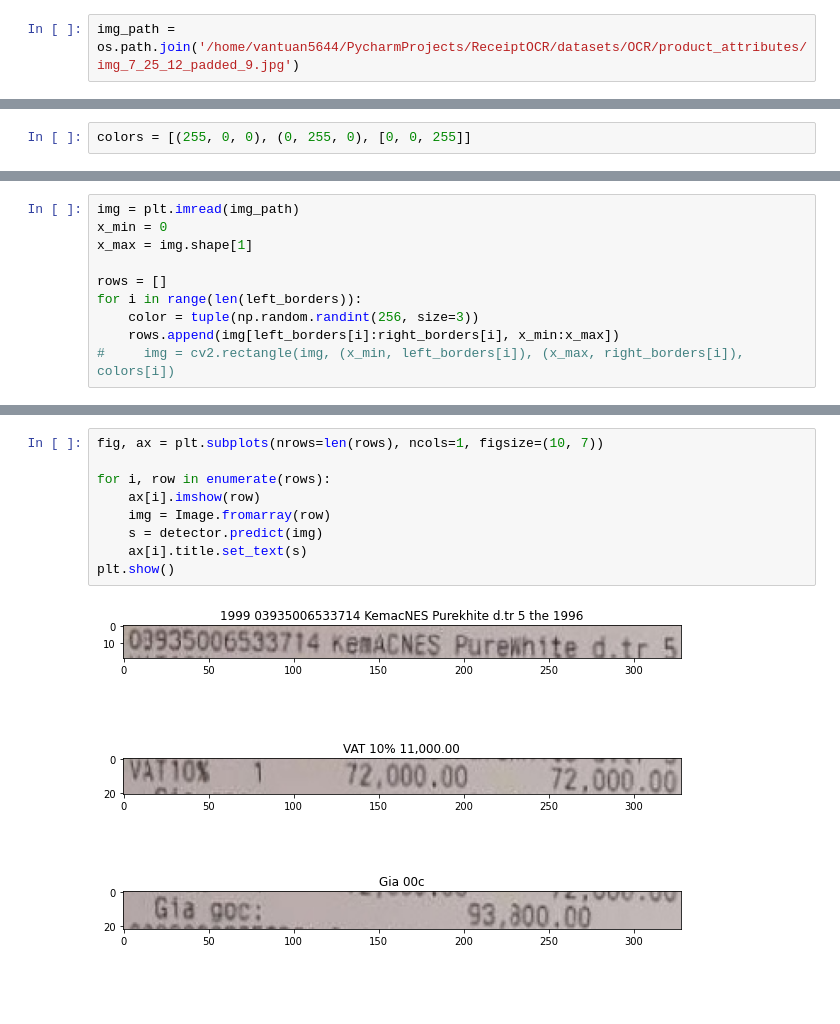
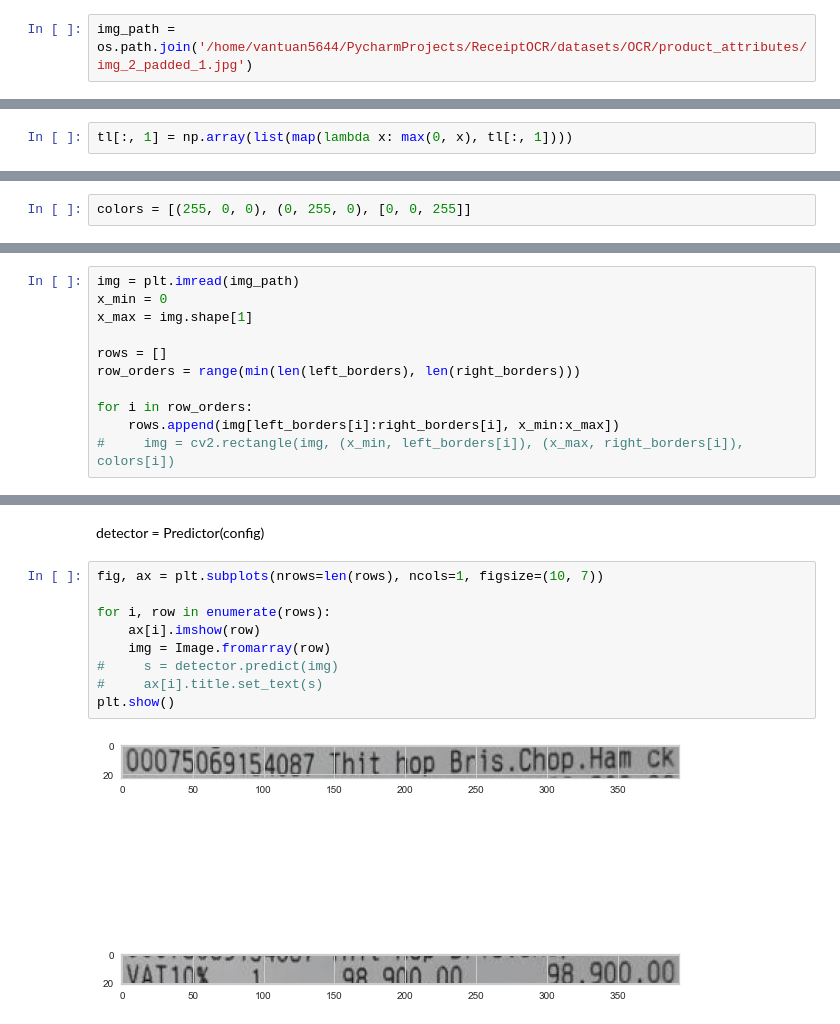
Before and after one commit to vantuan5644/ReceiptOCR, a Jupyter notebook: notebooks/line_separation.ipynb, the cells around one changed output, grey strips where cells are left out. Saved outputs shown, nothing was run; the diff lists cells and outputs as text; blank space fills up the shorter version.

```diff
--- a/notebooks/line_separation.ipynb
+++ b/notebooks/line_separation.ipynb
@@ -191,2 +215,2 @@ def detect_dataset(model, device, test_img_path, submit_path):
 # %%
-img_path = os.path.join('/home/vantuan5644/PycharmProjects/ReceiptOCR/datasets/OCR/product_attributes/img_7_25_12_padded_9.jpg')
+img_path = os.path.join('/home/vantuan5644/PycharmProjects/ReceiptOCR/datasets/OCR/product_attributes/img_2_padded_1.jpg')
@@ -249,3 +282,5 @@ array([[140.,  18.],
+# %%
+tl[:, 1] = np.array(list(map(lambda x: max(0, x), tl[:, 1])))
 # %%
 import matplotlib.pyplot as plt
 # %%
@@ -352,7 +422,8 @@ x_min = 0
 x_max = img.shape[1]
 
 rows = []
-for i in range(len(left_borders)):
-    color = tuple(np.random.randint(256, size=3))
+row_orders = range(min(len(left_borders), len(right_borders)))
+
+for i in row_orders:
     rows.append(img[left_borders[i]:right_borders[i], x_min:x_max])
 #     img = cv2.rectangle(img, (x_min, left_borders[i]), (x_max, right_borders[i]), colors[i])
@@ -381,11 +454,13 @@ detector = Predictor(config)
+# %% [markdown]
+detector = Predictor(config)
 # %%
 fig, ax = plt.subplots(nrows=len(rows), ncols=1, figsize=(10, 7))
 
 for i, row in enumerate(rows):
     ax[i].imshow(row)
     img = Image.fromarray(row)
-    s = detector.predict(img)
-    ax[i].title.set_text(s)
+#     s = detector.predict(img)
+#     ax[i].title.set_text(s)
 plt.show()
 # %% [output]
-[figure, old version]
+[figure, new version]
```
Also changed, not shown: parts of 37 cells of this notebook, 22 other files.
